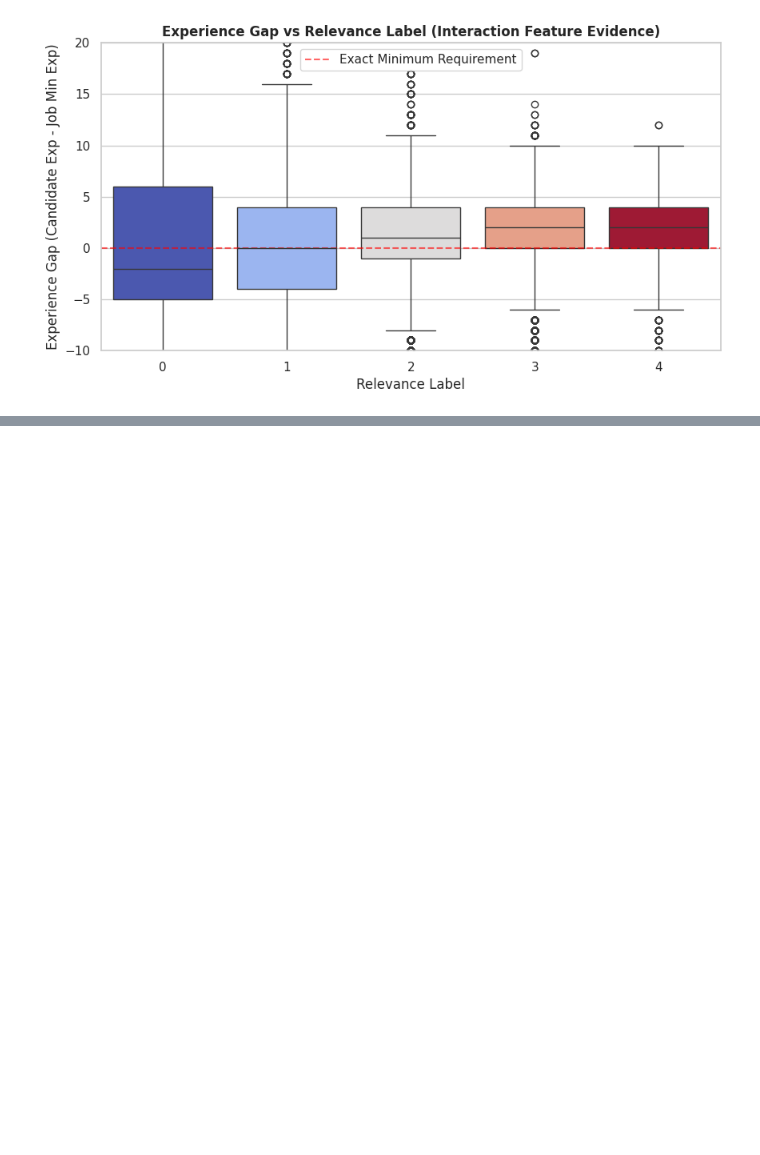
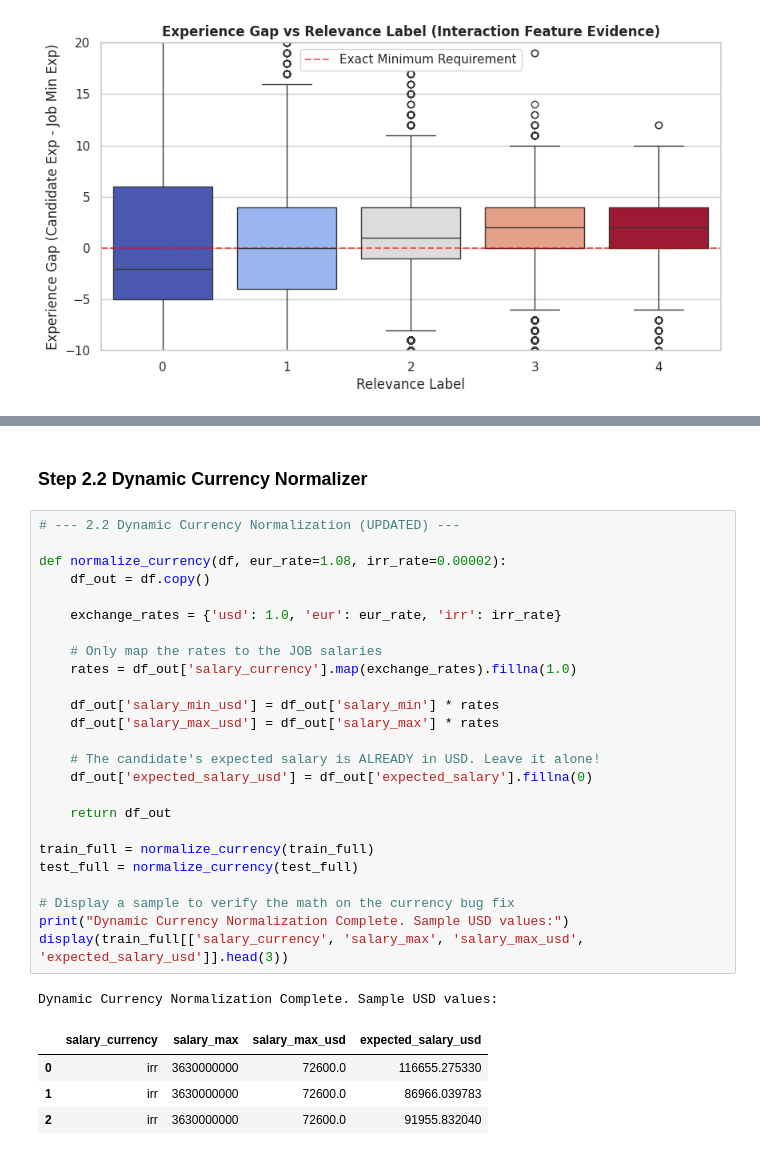
Before and after one commit to Parsa-Saeednia/UT-DataScience-Spring2026, a Jupyter notebook: Assignments/CA3/task3_CandidateRanking.ipynb, the cells around one changed output, grey strips where cells are left out. Cells and saved outputs as stored; diff of their text form; blank space fills up the shorter version.

```diff
--- a/Assignments/CA3/task3_CandidateRanking.ipynb
+++ b/Assignments/CA3/task3_CandidateRanking.ipynb
@@ -219,0 +264,33 @@ plt.show()
+# %% [markdown]
+### Step 2.2 Dynamic Currency Normalizer
+# %%
+# --- 2.2 Dynamic Currency Normalization (UPDATED) ---
+
+def normalize_currency(df, eur_rate=1.08, irr_rate=0.00002):
+    df_out = df.copy()
+
+    exchange_rates = {'usd': 1.0, 'eur': eur_rate, 'irr': irr_rate}
+
+    # Only map the rates to the JOB salaries
+    rates = df_out['salary_currency'].map(exchange_rates).fillna(1.0)
+
+    df_out['salary_min_usd'] = df_out['salary_min'] * rates
+    df_out['salary_max_usd'] = df_out['salary_max'] * rates
+
+    # The candidate's expected salary is ALREADY in USD. Leave it alone!
+    df_out['expected_salary_usd'] = df_out['expected_salary'].fillna(0)
+
+    return df_out
+
+train_full = normalize_currency(train_full)
+test_full = normalize_currency(test_full)
+
+# Display a sample to verify the math on the currency bug fix
+print("Dynamic Currency Normalization Complete. Sample USD values:")
+display(train_full[['salary_currency', 'salary_max', 'salary_max_usd', 'expected_salary_usd']].head(3))
+# %% [output]
+Dynamic Currency Normalization Complete. Sample USD values:
+|  | salary_currency | salary_max | salary_max_usd | expected_salary_usd |
+| 0 | irr | 3630000000 | 72600.0 | 116655.275330 |
+| 1 | irr | 3630000000 | 72600.0 | 86966.039783 |
+| 2 | irr | 3630000000 | 72600.0 | 91955.832040 |
```
Also changed, not shown: parts of 7 cells of this notebook.
